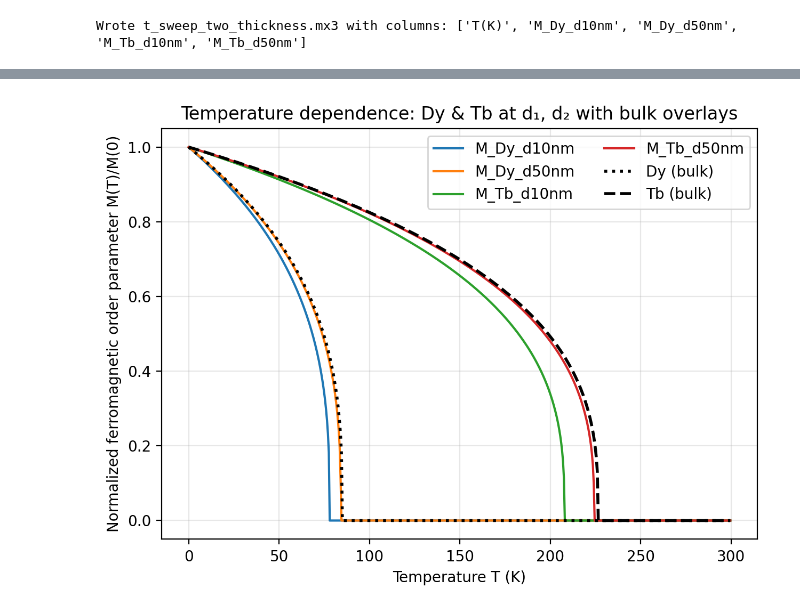
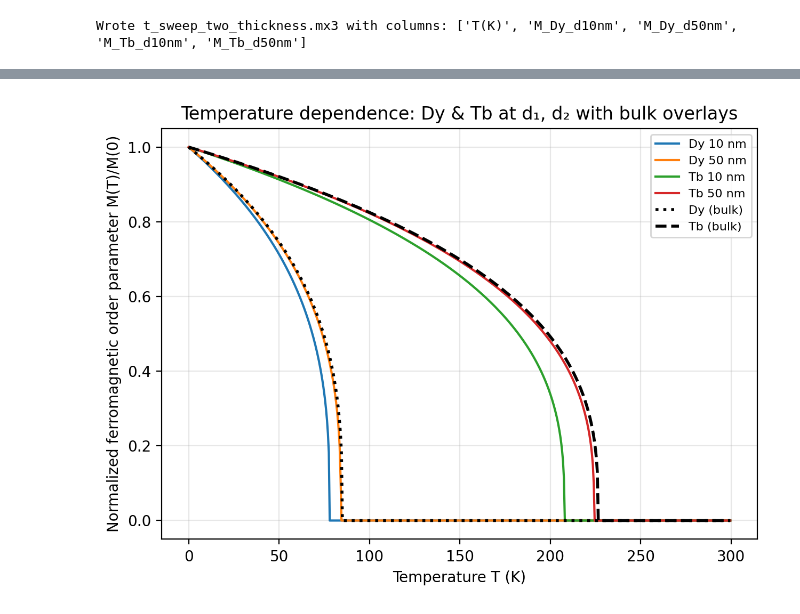
Before and after one commit to OJB-Quantum/MuMax3-How-To, a Jupyter notebook: Python Code_MuMax3 Data Plots/Dy_and_Tb_Prediction_of_Temperature_Dependence.ipynb, the cells around one changed output, grey strips where cells are left out. Drawn from its saved outputs; the diff is of its cells as text; code cells hidden in the pictures.

```diff
--- a/Python Code_MuMax3 Data Plots/Dy_and_Tb_Prediction_of_Temperature_Dependence.ipynb
+++ b/Python Code_MuMax3 Data Plots/Dy_and_Tb_Prediction_of_Temperature_Dependence.ipynb
@@ -525,5 +571,5 @@ SetCellSize(1e-9, 1e-9, 1e-9)
 # %%
-#@title Overlay bulk Dy/Tb on the two-thickness temperature plot
+# @title Overlay bulk Dy/Tb on the two-thickness temperature plot
 # Requires that you've already run the two-thickness script:
 #   !mumax3 -o t_sweep_two_thickness.out t_sweep_two_thickness.mx3
 
@@ -532,6 +578,24 @@ import matplotlib.pyplot as plt
 
 THIN_PATH = "/content/t_sweep_two_thickness.out/table.txt"
 BULK_PATH = "/content/bulk_Tsweep_overlay.out/table.txt"
+
+# ---------- CONTROL KNOBS ----------
+# 1) Verbatim legend text: map CURRENT labels -> EXACT text you want shown.
+RENAMES = {
+    "M_Dy_d10nm": "Dy 10 nm",   # <- example: first legend item reads exactly this
+    "M_Dy_d50nm": "Dy 50 nm",
+    "M_Tb_d10nm": "Tb 10 nm",
+    "M_Tb_d50nm": "Tb 50 nm",
+    "Dy (bulk)":  "Dy (bulk)",
+    "Tb (bulk)":  "Tb (bulk)",
+}
+# 2) Optional enforced legend order (use CURRENT label names here).
+ORDER = [
+    "M_Dy_d10nm", "M_Dy_d50nm",
+    "M_Tb_d10nm", "M_Tb_d50nm",
+    "Dy (bulk)", "Tb (bulk)"
+]
+# -----------------------------------
 
 # ---- MuMax3 table header parsing (name (unit) -> name(unit)) ----
 def parse_mumax_header(header_line: str):
@@ -612,41 +676,54 @@ for Tvar = Tmin; Tvar <= Tmax; Tvar += TSTEP {{
     // Dy bulk
     m1 = 1 - B_Dy*pow(Tvar, 1.5)
     m2 = pow(max(1 - Tvar/TcDy, 0), beta)
     M_Dy = max(min(m1, m2), 0)
     // Tb bulk
     m1 = 1 - B_Tb*pow(Tvar, 1.5)
     m2 = pow(max(1 - Tvar/TcTb, 0), beta)
     M_Tb = max(min(m1, m2), 0)
     TableSave()
 }}
 """
     with open("bulk_Tsweep_overlay.mx3", "w") as f:
         f.write(bulk_mx3)
-    # Run MuMax3 from Python (avoids mixing '!' in Python cell)
     subprocess.run(["bash","-lc","mumax3 -o bulk_Tsweep_overlay.out bulk_Tsweep_overlay.mx3"], check=True)
 
 df_bulk = load_mumax_table(BULK_PATH)
 tcol_bulk = next((c for c in df_bulk.columns if c.lower().startswith("t(") and "k" in c.lower()), None)
 if tcol_bulk is None:
     raise ValueError(f"Temperature column not found in bulk table. Columns: {list(df_bulk.columns)}")
 
 # ---- Make the overlay figure ----
 plt.figure(dpi=200)
+ax = plt.gca()
 
-# Plot the 4 thin-film curves (default Matplotlib colors)
+# Plot the 4 thin-film curves
 for c in thin_mcols:
-    plt.plot(df_thin[tcol], df_thin[c], label=c)
+    ax.plot(df_thin[tcol], df_thin[c], label=c)
 
 # Overlay bulk curves in black
-plt.plot(df_bulk[tcol_bulk], df_bulk["M_Dy_bulk"], color="black", linewidth=2, linestyle=":", label="Dy (bulk)", zorder=5)
-plt.plot(df_bulk[tcol_bulk], df_bulk["M_Tb_bulk"], color="black", linewidth=2, linestyle="--", label="Tb (bulk)", zorder=5)
+ax.plot(df_bulk[tcol_bulk], df_bulk["M_Dy_bulk"], color="black", linewidth=2, linestyle=":", label="Dy (bulk)", zorder=5)
+ax.plot(df_bulk[tcol_bulk], df_bulk["M_Tb_bulk"], color="black", linewidth=2, linestyle="--", label="Tb (bulk)", zorder=5)
 
-plt.xlabel("Temperature T (K)")
-plt.ylabel("Normalized ferromagnetic order parameter M(T)/M(0)")
-plt.title("Temperature dependence: Dy & Tb at d₁, d₂ with bulk overlays")
-plt.grid(True, alpha=0.3)
-plt.legend(ncol=2)
+ax.set_xlabel("Temperature T (K)")
+ax.set_ylabel("Normalized ferromagnetic order parameter M(T)/M(0)")
+ax.set_title("Temperature dependence: Dy & Tb at d₁, d₂ with bulk overlays")
+ax.grid(True, alpha=0.3)
+
+# --- Legend: force verbatim renames (and order), 1 column, 0.8× size ---
+handles, labels = ax.get_legend_handles_labels()
+lookup = {lbl: h for h, lbl in zip(handles, labels)}
+
+if ORDER:
+    handles_o = [lookup[lbl] for lbl in ORDER if lbl in lookup]
+    labels_o  = [RENAMES.get(lbl, lbl) for lbl in ORDER if lbl in lookup]
+else:
+    handles_o, labels_o = handles, [RENAMES.get(lbl, lbl) for lbl in labels]
+
+base_fs = float(plt.rcParams.get("font.size", 10.0))
+ax.legend(handles_o, labels_o, ncol=1, fontsize=base_fs * 0.8, markerscale=0.8)
+
 plt.tight_layout()
 plt.show()
 # %% [output]
-[figure, old version]
+[figure, new version]
```
Also changed, not shown: parts of 2 cells of this notebook.
